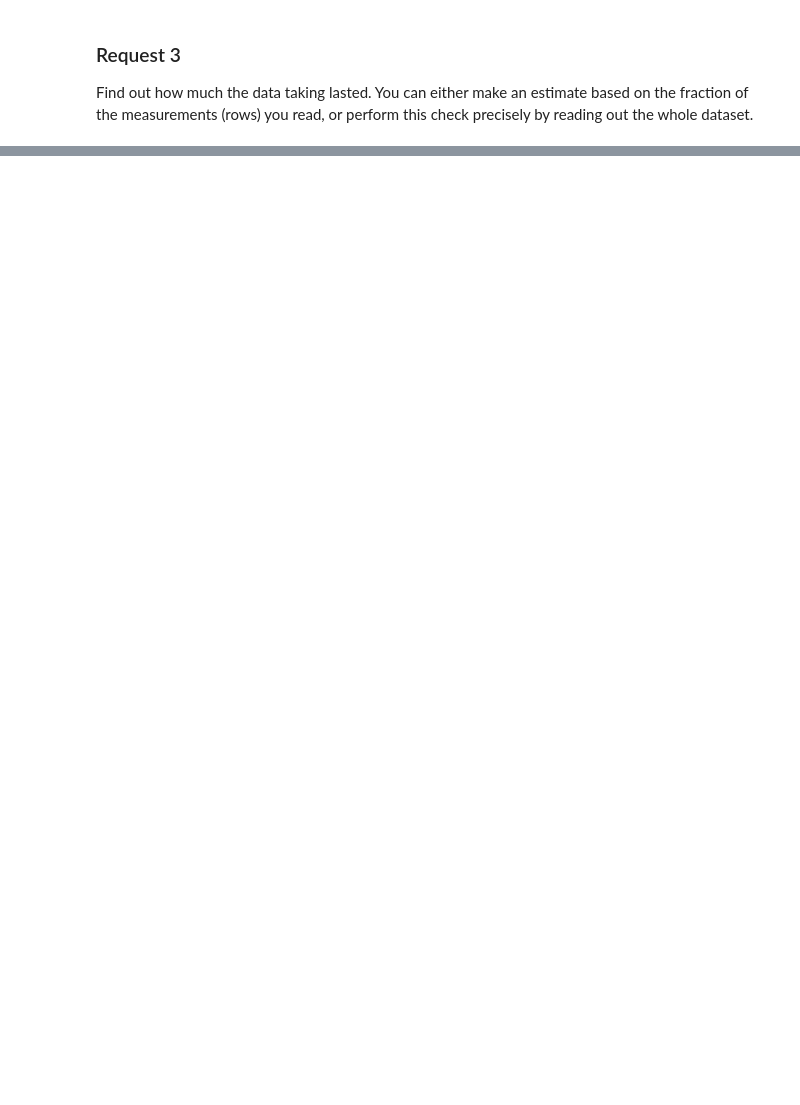
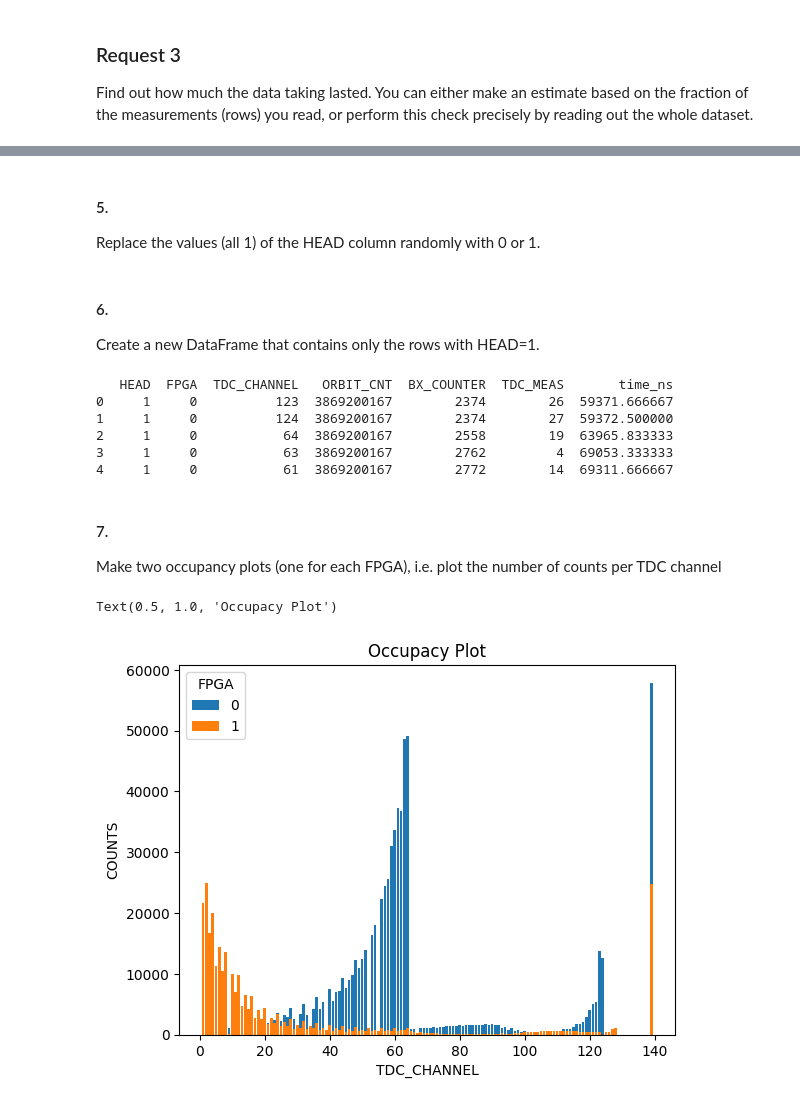
Before and after one commit to miriamzara/LaboratoryOfComputationalPhysics_Y7, a Jupyter notebook: 06_Pandas/06ex_Pandas.ipynb, the cells around one changed output, grey strips where cells are left out. Drawn from its saved outputs; the diff is of its cells as text; code cells hidden in the pictures; blank space fills up the shorter version.

```diff
--- a/06_Pandas/06ex_Pandas.ipynb
+++ b/06_Pandas/06ex_Pandas.ipynb
@@ -140,0 +134,6 @@ num_orbs_counts =
+# %%
+#df['ORBIT_CNT'].hist(bins = 10)
+orbs_count_min = np.min(df['ORBIT_CNT'])
+orbs_count_max = np.max(df['ORBIT_CNT'])
+num_orbs_counts = orbs_count_max - orbs_count_min + 1
+num_orbs_counts
@@ -140,0 +142,12 @@ num_orbs_counts =
+# %%
+tdc_in_ns = 25./30
+bx_in_ns = 25
+# Check:
+#print(tdc_in_seconds * (tcd_max+ 1), bx_in_seconds)  perfect, it agrees
+
+orbs_in_ns = bx_in_ns * (bx_counter_max + 1)
+#print(orbs_count_in_seconds)
+subset_total_time = num_orbs_counts * orbs_in_ns
+total_time = (subset_total_time/ N) * nrows
+
+print("Total measurement time (estimated):", total_time, " ns")
@@ -140,0 +160,46 @@ num_orbs_counts =
+# %%
+df['time_ns'] = (df['ORBIT_CNT'] - orbs_count_min) * orbs_in_ns + df['BX_COUNTER'] * bx_in_ns + df['TDC_MEAS'] * tdc_in_ns
+#df.head()
+# %% [markdown]
+#### 5\.
+Replace the values (all 1) of the HEAD column randomly with 0 or 1.
+# %%
+import numpy.random as npr
+df['HEAD'] = npr.choice([0, 1], size= len(df))
+#df.head()
+# %% [markdown]
+#### 6\.
+Create a new DataFrame that contains only the rows with HEAD=1.
+# %%
+df_filtered = df[df["HEAD"] == 1].reset_index(drop= True)#.copy()  it is superfluous
+print(df_filtered.head())
+# %% [output]
+   HEAD  FPGA  TDC_CHANNEL   ORBIT_CNT  BX_COUNTER  TDC_MEAS       time_ns
+0     1     0          123  3869200167        2374        26  59371.666667
+1     1     0          124  3869200167        2374        27  59372.500000
+2     1     0           64  3869200167        2558        19  63965.833333
+3     1     0           63  3869200167        2762         4  69053.333333
+4     1     0           61  3869200167        2772        14  69311.666667
+# %% [markdown]
+#### 7\.
+Make two occupancy plots (one for each FPGA), i.e. plot the number of counts per TDC channel
+# %%
+df_ = df[['FPGA', 'TDC_CHANNEL']].copy()
+df_['COUNTS'] = pd.Series(np.ones(len(df)))
+result = df_.groupby(['FPGA', 'TDC_CHANNEL']).count()
+result_flattened = result.reset_index()
+
+fig, ax = plt.subplots()
+
+for fpga in np.unique(result_flattened['FPGA']):
+    temp_df = result_flattened[result_flattened['FPGA'] == fpga]
+    x, y = temp_df['TDC_CHANNEL'].values, temp_df['COUNTS'].values
+    ax.bar(x, y, label = fpga)
+
+ax.legend(title= "FPGA")
+ax.set_xlabel('TDC_CHANNEL')
+ax.set_ylabel('COUNTS')
+ax.set_title("Occupacy Plot")
+# %% [output]
+Text(0.5, 1.0, 'Occupacy Plot')
+[figure, added]
```
Also changed, not shown: parts of 19 cells of this notebook, 7 other files.
